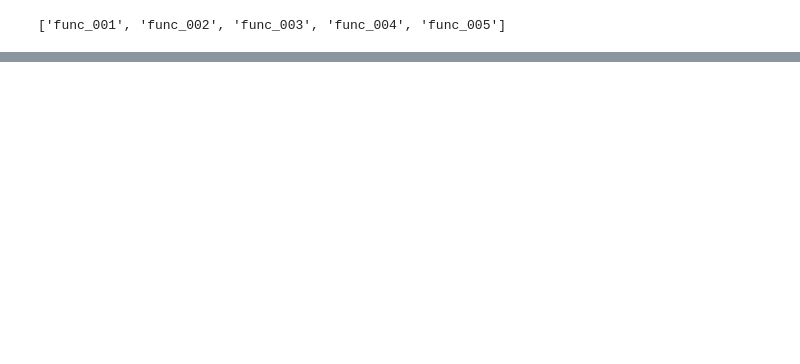
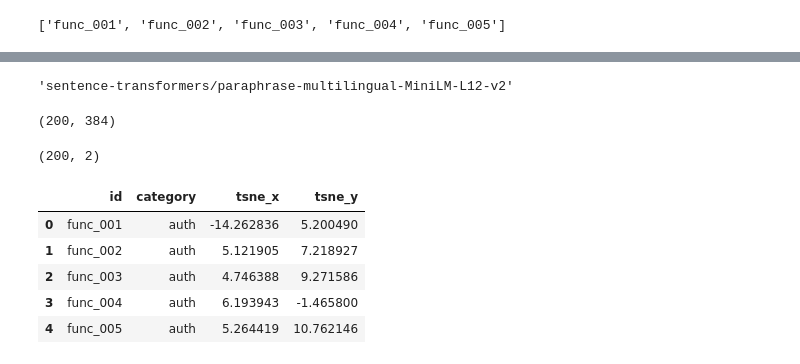
Before and after one commit to Kazastep/semantic-search-practice, a Jupyter notebook: semantic_search.ipynb, the cells around one changed output, grey strips where cells are left out. Saved outputs shown, nothing was run; the diff lists cells and outputs as text; code cells hidden in the pictures; blank space fills up the shorter version.

```diff
--- a/semantic_search.ipynb
+++ b/semantic_search.ipynb
@@ -428,0 +467,45 @@ results_df
+# %%
+# Берём эмбеддинги функций у лучшей модели.
+# Именно их будем использовать для построения t-SNE-графика.
+best_model_name = results_df.sort_values("Precision@3", ascending=False).iloc[0]["model"]
+
+best_model_name
+# %% [output]
+'sentence-transformers/paraphrase-multilingual-MiniLM-L12-v2'
+# %%
+# Берём эмбеддинги функций у лучшей модели
+best_function_embeddings = embeddings[best_model_name]["functions"]
+
+best_function_embeddings.shape
+# %% [output]
+(200, 384)
+# %%
+from sklearn.manifold import TSNE
+# Создаём объект t-SNE для уменьшения размерности эмбеддингов до 2 координат
+tsne = TSNE(
+    n_components=2,
+    random_state=42,
+    perplexity=30,
+    init="pca",
+    learning_rate="auto"
+)
+# %%
+# Преобразуем эмбеддинги функций в двумерные координаты
+tsne_coords = tsne.fit_transform(best_function_embeddings)
+
+tsne_coords.shape
+# %% [output]
+(200, 2)
+# %%
+# Добавляем координаты t-SNE в таблицу с функциями
+corpus_df["tsne_x"] = tsne_coords[:, 0]
+corpus_df["tsne_y"] = tsne_coords[:, 1]
+
+corpus_df[["id", "category", "tsne_x", "tsne_y"]].head()
+# %% [output]
+|  | id | category | tsne_x | tsne_y |
+| 0 | func_001 | auth | -14.262836 | 5.200490 |
+| 1 | func_002 | auth | 5.121905 | 7.218927 |
+| 2 | func_003 | auth | 4.746388 | 9.271586 |
+| 3 | func_004 | auth | 6.193943 | -1.465800 |
+| 4 | func_005 | auth | 5.264419 | 10.762146 |
```
Also changed, not shown: parts of 40 cells of this notebook, 2 other files.
